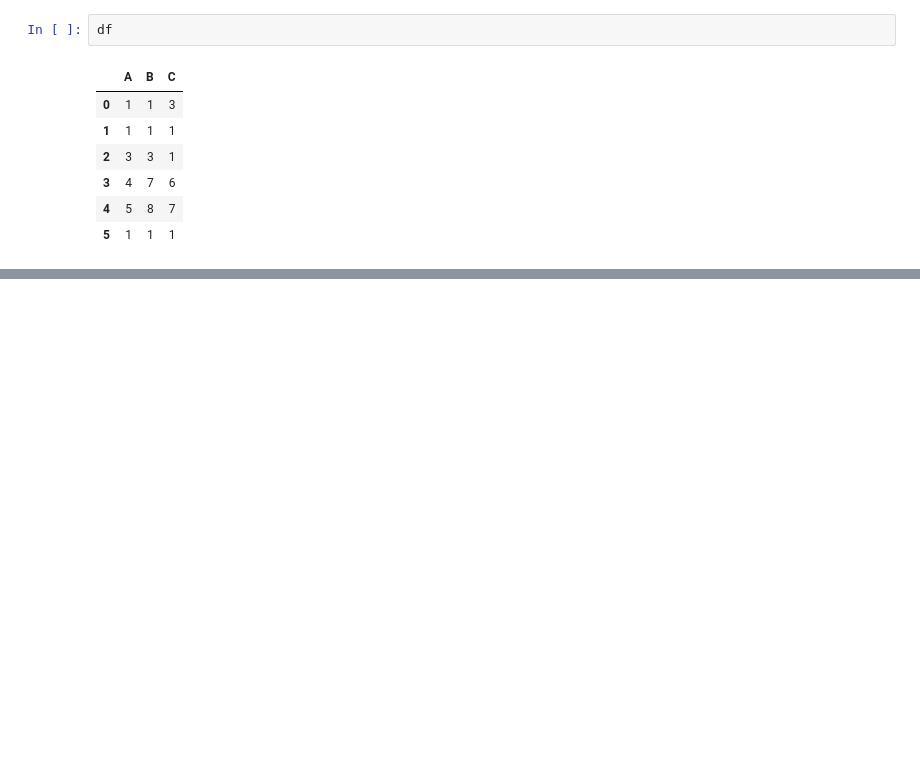
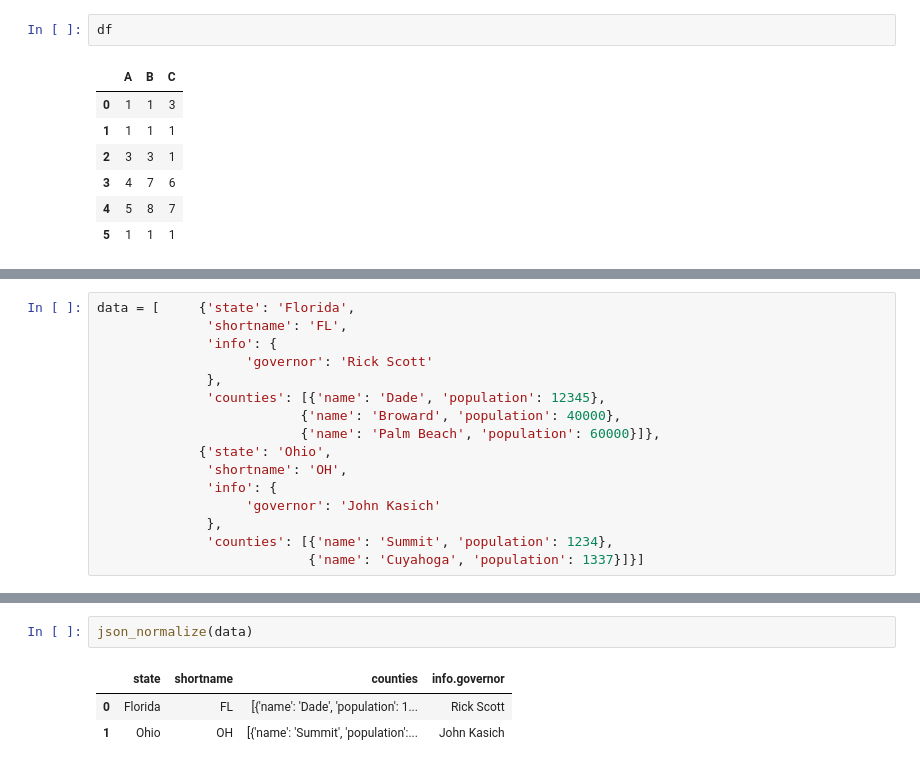
Before and after one commit to SenWan/data-science, a Jupyter notebook: Pandas.ipynb, the cells around one changed output, grey strips where cells are left out. Drawn from its saved outputs; the diff is of its cells as text; blank space fills up the shorter version.

```diff
--- a/Pandas.ipynb
+++ b/Pandas.ipynb
@@ -372,0 +497,16 @@ df.dupl
+# %%
+data = [     {'state': 'Florida',
+              'shortname': 'FL',
+              'info': {
+                   'governor': 'Rick Scott'
+              },
+              'counties': [{'name': 'Dade', 'population': 12345},
+                          {'name': 'Broward', 'population': 40000},
+                          {'name': 'Palm Beach', 'population': 60000}]},
+             {'state': 'Ohio',
+              'shortname': 'OH',
+              'info': {
+                   'governor': 'John Kasich'
+              },
+              'counties': [{'name': 'Summit', 'population': 1234},
+                           {'name': 'Cuyahoga', 'population': 1337}]}]
@@ -372,0 +521,6 @@ df.dupl
+# %%
+json_normalize(data)
+# %% [output]
+|  | state | shortname | counties | info.governor |
+| 0 | Florida | FL | [{'name': 'Dade', 'population': 1... | Rick Scott |
+| 1 | Ohio | OH | [{'name': 'Summit', 'population':... | John Kasich |
```
Also changed, not shown: parts of 20 cells of this notebook.
